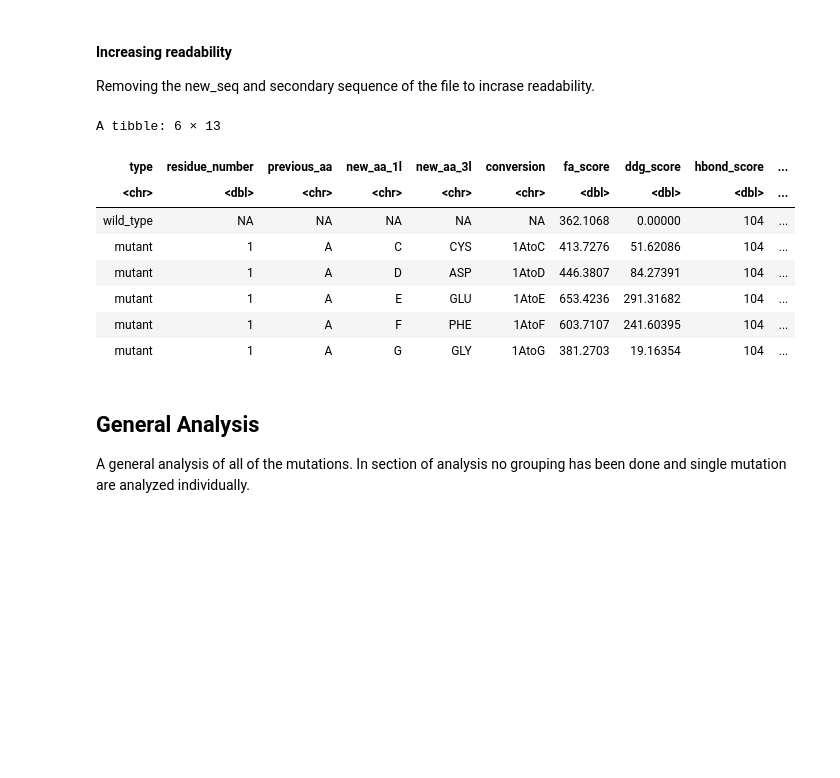
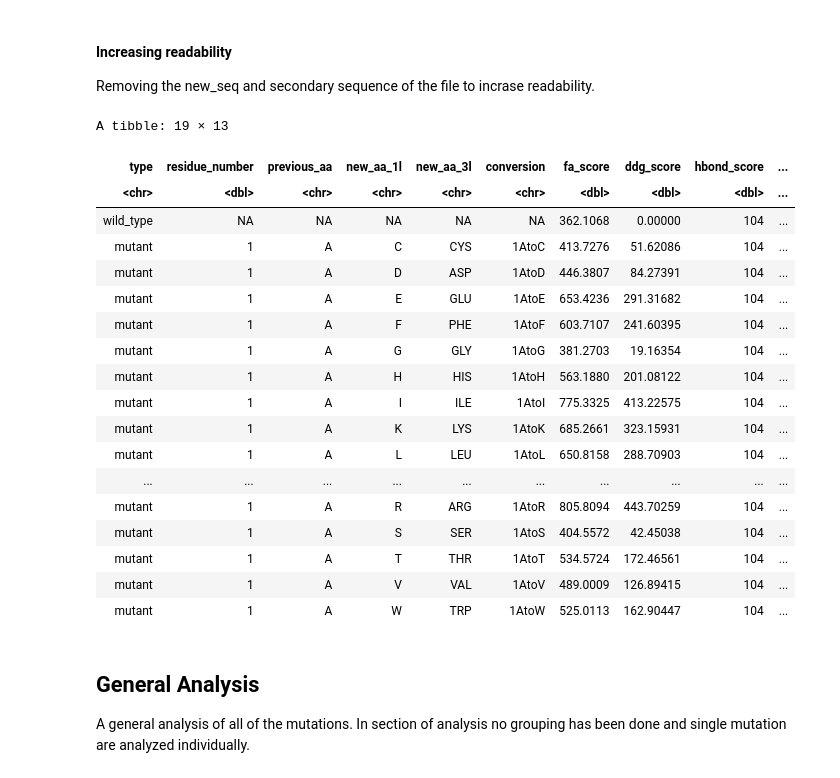
Before and after one commit to redradman/OneAAatATime, a Jupyter notebook: intein_analysis.ipynb, the cells around one changed output. Cells and saved outputs as stored; diff of their text form; code cells hidden in the pictures; blank space fills up the shorter version.

Commit message:
add minor details to docked and intein analysis

```diff
--- a/intein_analysis.ipynb
+++ b/intein_analysis.ipynb
@@ -45,17 +56,27 @@ A tibble: 6 × 15
 Removing the new_seq and secondary sequence of the file to incrase readability.
 # %%
 intein_short <- intein |> select(-c(new_seq, secondary_structure))
-head(intein_short)
+head(intein_short , n = 19)
 # %% [output]
-A tibble: 6 × 13
+A tibble: 19 × 13
 | type | residue_number | previous_aa | new_aa_1l | new_aa_3l | conversion | fa_score | ddg_score | hbond_score | ... |
 | <chr> | <dbl> | <chr> | <chr> | <chr> | <chr> | <dbl> | <dbl> | <dbl> | ... |
 | wild_type | NA | NA | NA | NA | NA | 362.1068 | 0.00000 | 104 | ... |
 | mutant | 1 | A | C | CYS | 1AtoC | 413.7276 | 51.62086 | 104 | ... |
 | mutant | 1 | A | D | ASP | 1AtoD | 446.3807 | 84.27391 | 104 | ... |
 | mutant | 1 | A | E | GLU | 1AtoE | 653.4236 | 291.31682 | 104 | ... |
 | mutant | 1 | A | F | PHE | 1AtoF | 603.7107 | 241.60395 | 104 | ... |
 | mutant | 1 | A | G | GLY | 1AtoG | 381.2703 | 19.16354 | 104 | ... |
+| mutant | 1 | A | H | HIS | 1AtoH | 563.1880 | 201.08122 | 104 | ... |
+| mutant | 1 | A | I | ILE | 1AtoI | 775.3325 | 413.22575 | 104 | ... |
+| mutant | 1 | A | K | LYS | 1AtoK | 685.2661 | 323.15931 | 104 | ... |
+| mutant | 1 | A | L | LEU | 1AtoL | 650.8158 | 288.70903 | 104 | ... |
+| ... | ... | ... | ... | ... | ... | ... | ... | ... | ... |
+| mutant | 1 | A | R | ARG | 1AtoR | 805.8094 | 443.70259 | 104 | ... |
+| mutant | 1 | A | S | SER | 1AtoS | 404.5572 | 42.45038 | 104 | ... |
+| mutant | 1 | A | T | THR | 1AtoT | 534.5724 | 172.46561 | 104 | ... |
+| mutant | 1 | A | V | VAL | 1AtoV | 489.0009 | 126.89415 | 104 | ... |
+| mutant | 1 | A | W | TRP | 1AtoW | 525.0113 | 162.90447 | 104 | ... |
 # %% [markdown]
 ## General Analysis
 A general analysis of all of the mutations. In section of analysis no grouping has been done and single mutation are analyzed individually.
```
Also changed, not shown: parts of 3 cells of this notebook, 1 other file.
